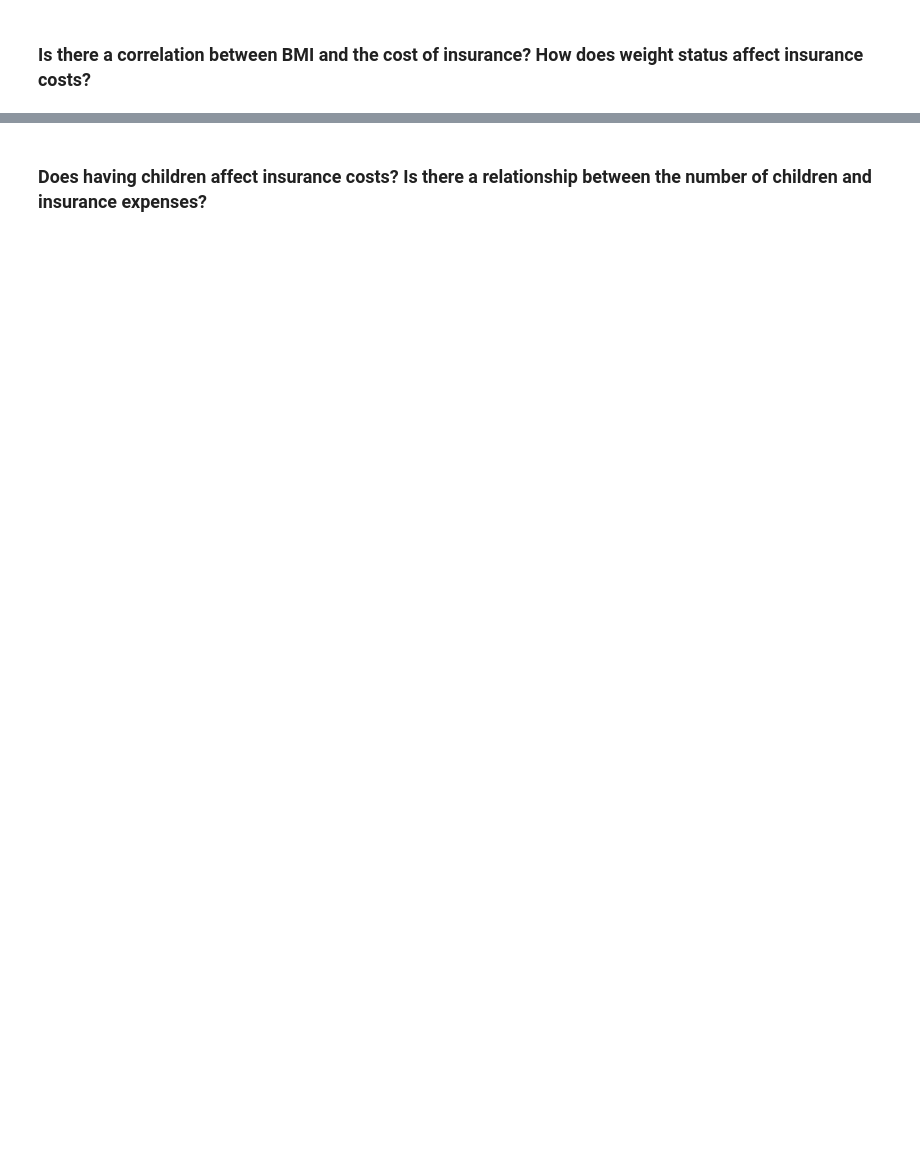
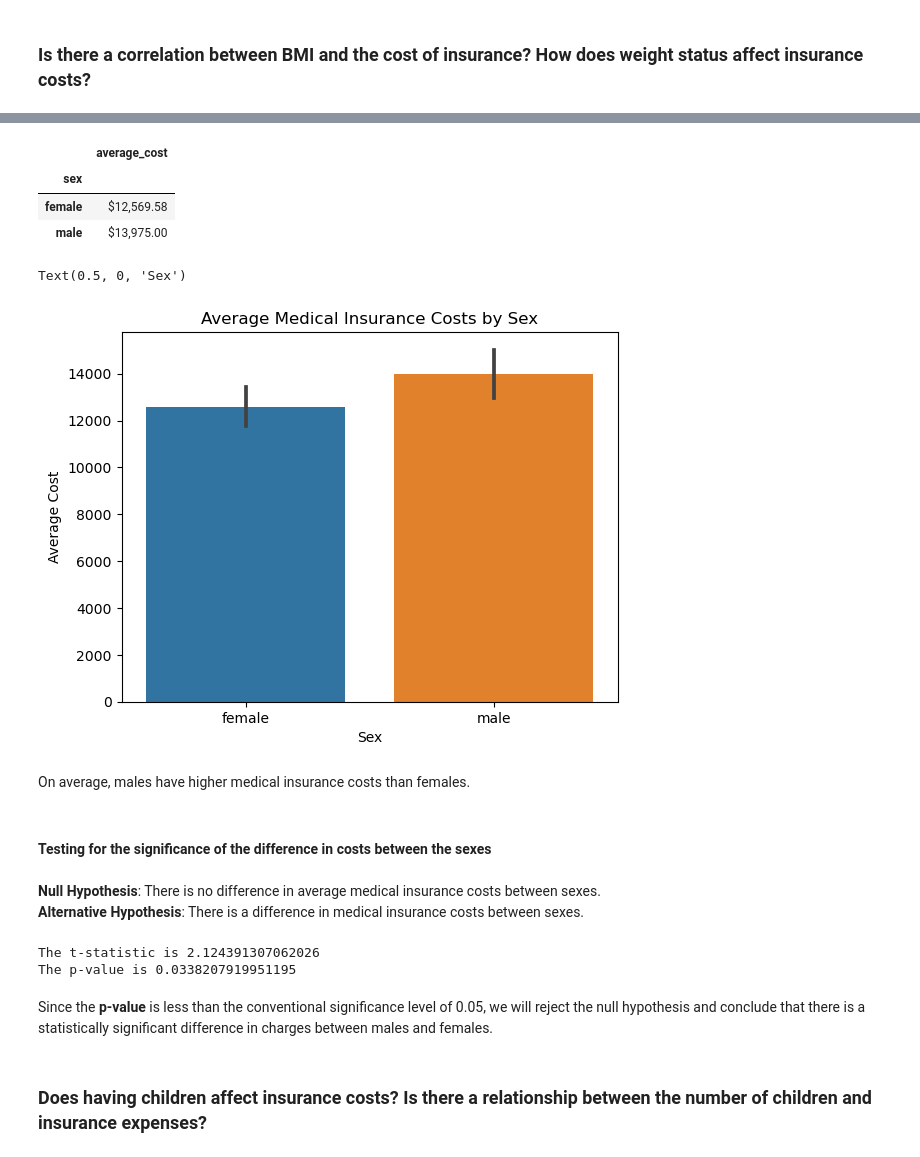
Before and after one commit to DeborahAkp/Portfolio, a Jupyter notebook: Python/Project 1 - Medical Insurance Costs/The Effect of Factors on Medical Insurance Costs.ipynb, the cells around one changed output, grey strips where cells are left out. Drawn from its saved outputs; the diff is of its cells as text; code cells hidden in the pictures; blank space fills up the shorter version.

```diff
--- a/Python/Project 1 - Medical Insurance Costs/The Effect of Factors on Medical Insurance Costs.ipynb
+++ b/Python/Project 1 - Medical Insurance Costs/The Effect of Factors on Medical Insurance Costs.ipynb
@@ -223,2 +288,39 @@ Since the __p-value__ is smaller than the commonly used significance level of 0.
+# %%
+sex_groups = pd.DataFrame(df.groupby("sex")["charges"].mean())
+sex_groups.rename(columns={'charges': 'average_cost'}, inplace=True)
+sex_groups['average_cost'] = sex_groups['average_cost'].map('${:,.2f}'.format)
+sex_groups
+# %% [output]
+|  | average_cost |
+| sex |  |
+| female | $12,569.58 |
+| male | $13,975.00 |
+# %%
+sns.barplot(x = 'sex', y= 'charges', data = df)
+plt.title('Average Medical Insurance Costs by Sex')
+plt.ylabel('Average Cost')
+plt.xlabel('Sex')
+# %% [output]
+Text(0.5, 0, 'Sex')
+[figure, added]
+# %% [markdown]
+On average, males have higher medical insurance costs than females.
+# %% [markdown]
+#### Testing for the significance of the difference in costs between the sexes
+# %% [markdown]
+__Null Hypothesis__: There is no difference in average medical insurance costs between sexes. <br>
+__Alternative Hypothesis__: There is a difference in medical insurance costs between sexes.
+# %%
+male = df[df["sex"] == "male"]["charges"]
+female = df[df["sex"] == "female"]["charges"]
+t_stat, p_value = stats.ttest_ind(male, female)
+
+print (f'The t-statistic is {t_stat}')
+print (f'The p-value is {p_value}')
+# %% [output]
+The t-statistic is 2.124391307062026
+The p-value is 0.0338207919951195
+# %% [markdown]
+Since the __p-value__ is less than the conventional significance level of 0.05, we will reject the null hypothesis and conclude that there is a statistically significant difference in charges between males and females.
 # %% [markdown]
 ### Does having children affect insurance costs? Is there a relationship between the number of children and insurance expenses?
```
Also changed, not shown: parts of 65 cells of this notebook.
